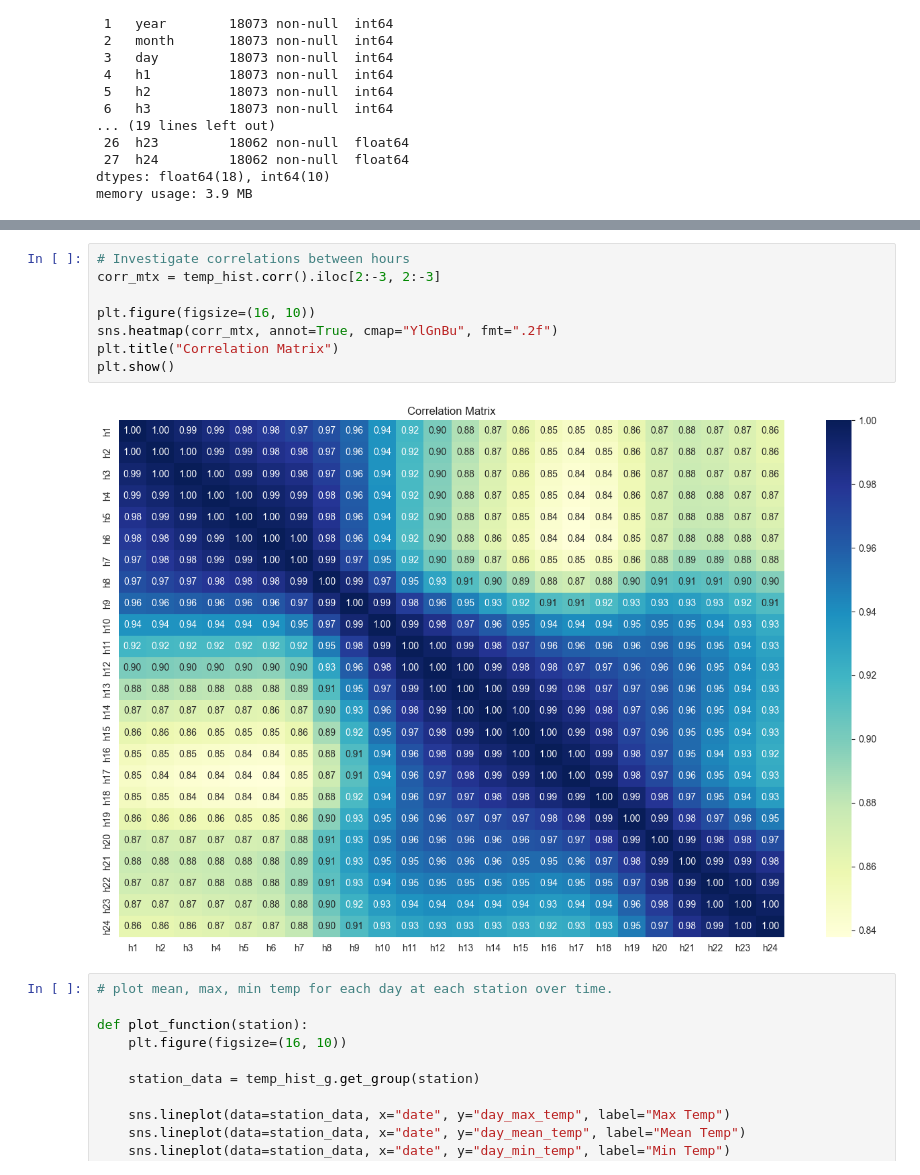
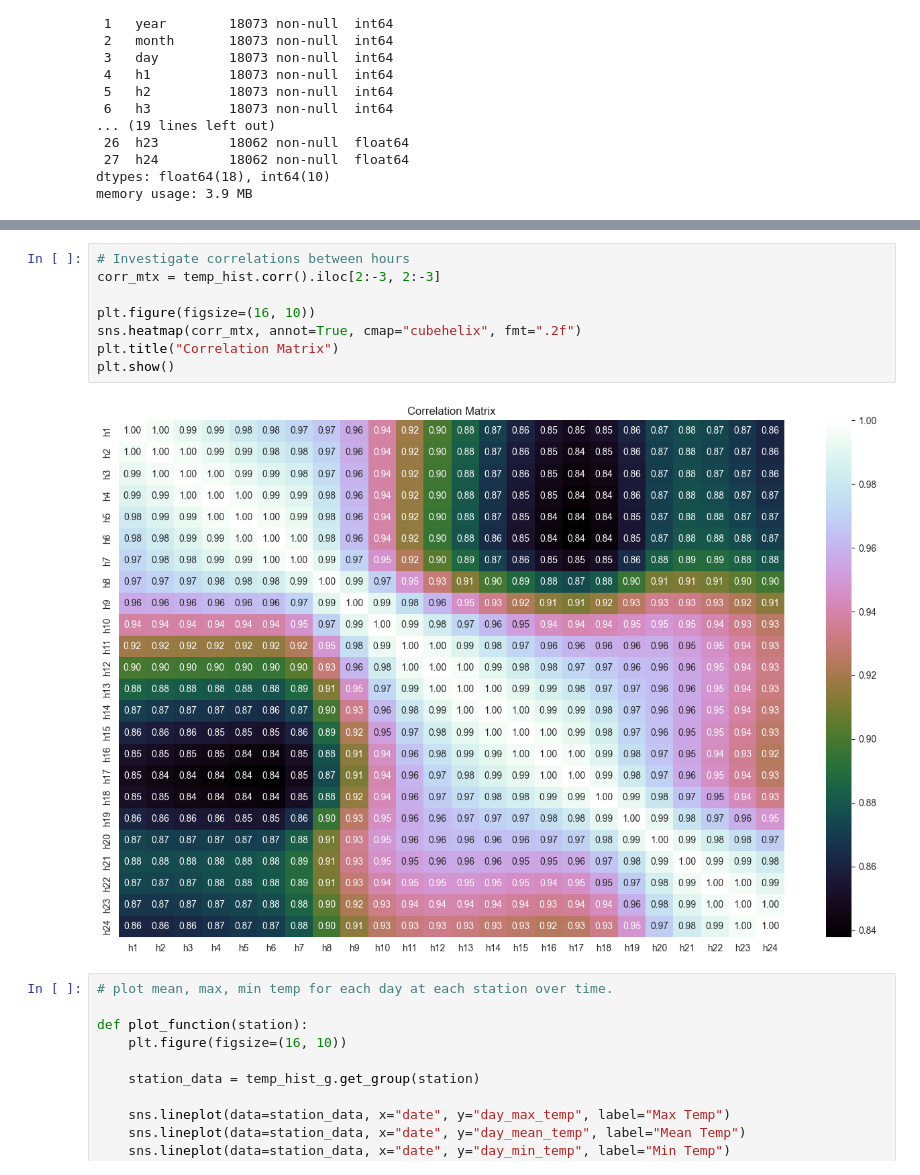
Before and after one commit to pavander7/415-final-project, a Jupyter notebook: data_exploration.ipynb, the cells around one changed output, grey strips where cells are left out. Cells and saved outputs as stored; diff of their text form.

```diff
--- a/data_exploration.ipynb
+++ b/data_exploration.ipynb
@@ -282,13 +282,13 @@ temp_hist_g.describe()
 # %%
 # Investigate correlations between hours
 corr_mtx = temp_hist.corr().iloc[2:-3, 2:-3]
 
 plt.figure(figsize=(16, 10))
-sns.heatmap(corr_mtx, annot=True, cmap="YlGnBu", fmt=".2f")
+sns.heatmap(corr_mtx, annot=True, cmap="cubehelix", fmt=".2f")
 plt.title("Correlation Matrix")
 plt.show()
 # %% [output]
-[figure, old version]
+[figure, new version]
 # %%
 # plot mean, max, min temp for each day at each station over time.
 
```
Also changed, not shown: parts of 3 cells of this notebook, 1 other file.
